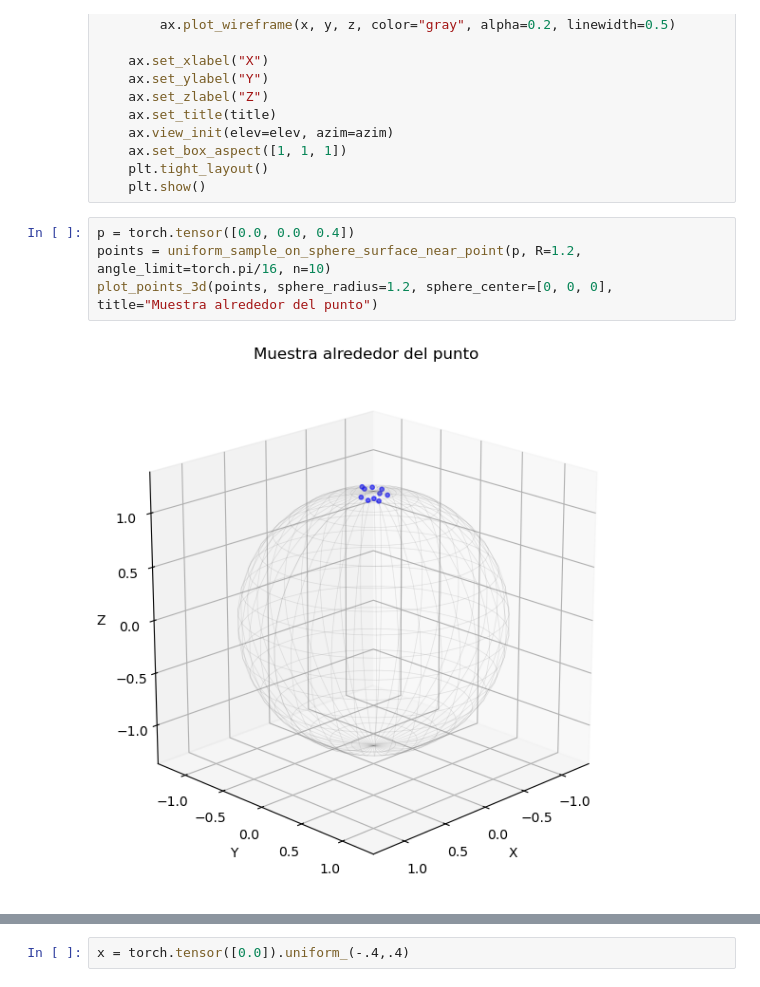
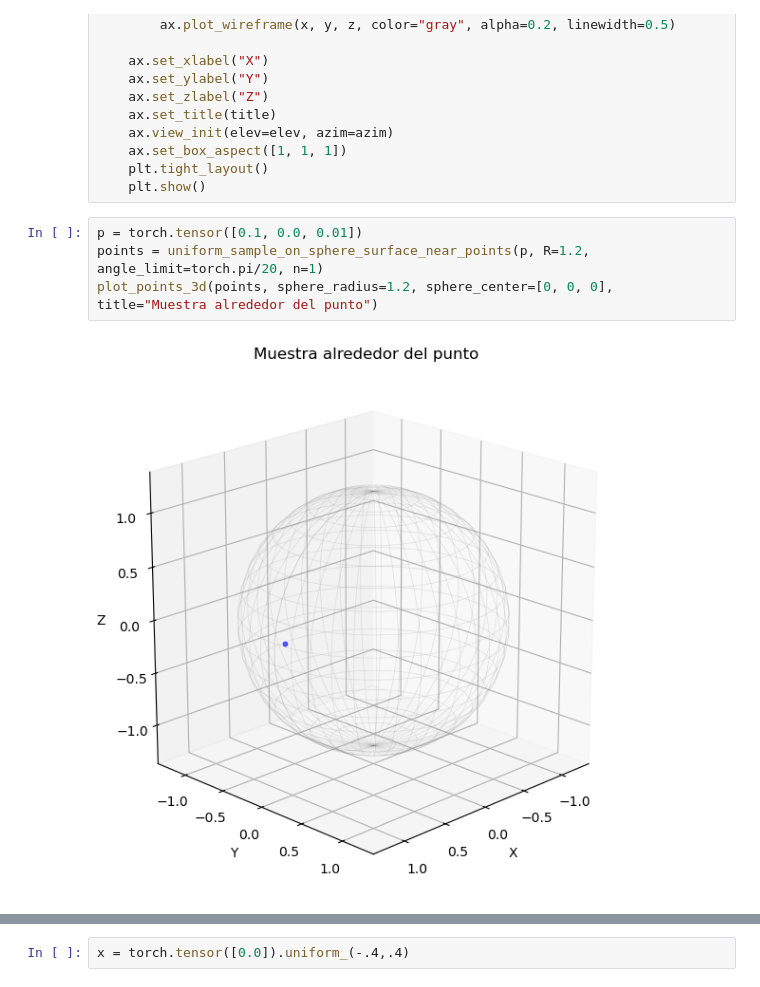
Before and after one commit to GdSAu/vpl_python, a Jupyter notebook: pruebas2.ipynb, the cells around one changed output, grey strips where cells are left out. Saved outputs shown, nothing was run; the diff lists cells and outputs as text.

```diff
--- a/pruebas2.ipynb
+++ b/pruebas2.ipynb
@@ -187,8 +247,8 @@ def plot_points_3d(points, sphere_radius=None, sphere_center=None, title="Puntos
     plt.tight_layout()
     plt.show()
 # %%
-p = torch.tensor([0.0, 0.0, 0.4])
-points = uniform_sample_on_sphere_surface_near_point(p, R=1.2, angle_limit=torch.pi/16, n=10)
+p = torch.tensor([0.1, 0.0, 0.01])
+points = uniform_sample_on_sphere_surface_near_points(p, R=1.2, angle_limit=torch.pi/20, n=1)
 plot_points_3d(points, sphere_radius=1.2, sphere_center=[0, 0, 0], title="Muestra alrededor del punto")
 # %% [output]
-[figure, old version]
+[figure, new version]
```
Also changed, not shown: parts of 18 cells of this notebook, 5 other files.
